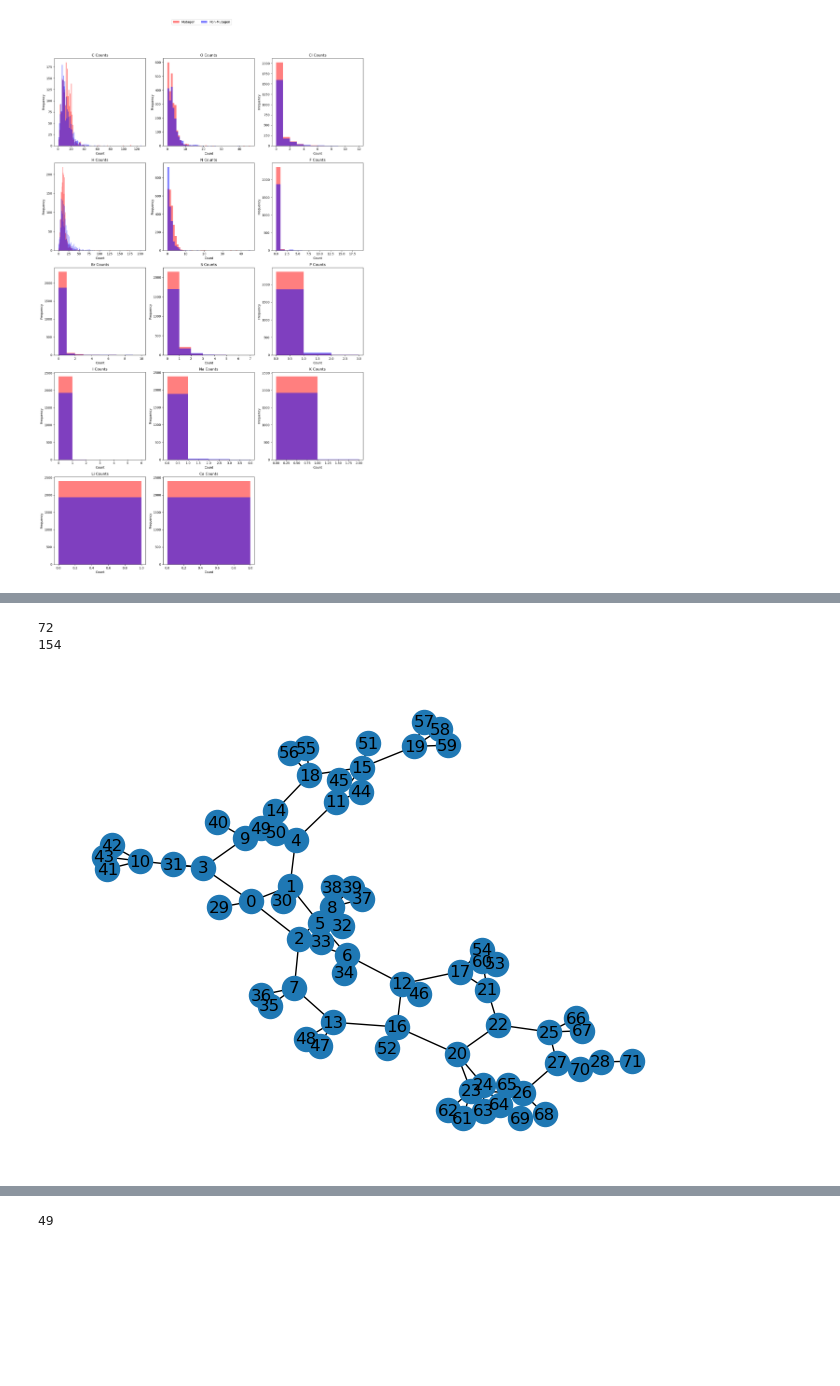
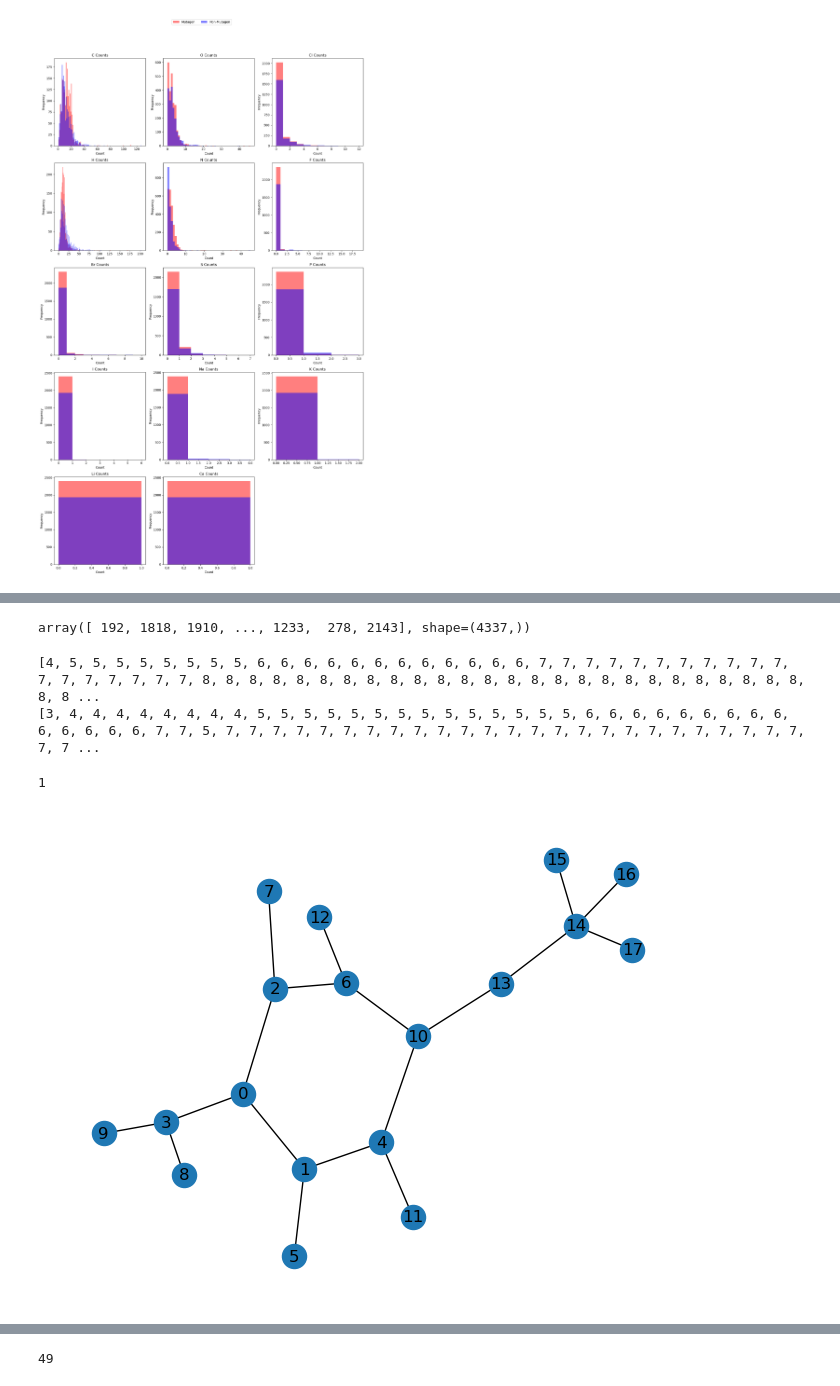
Before and after one commit to vladnotandrei/vip-interpretable-graph-classification, a Jupyter notebook: experiments/query_engineering.ipynb, the cells around one changed output, grey strips where cells are left out. Saved outputs shown, nothing was run; the diff lists cells and outputs as text; code cells hidden in the pictures; blank space fills up the shorter version.

```diff
--- a/experiments/query_engineering.ipynb
+++ b/experiments/query_engineering.ipynb
@@ -21,7 +21,15 @@ from feature_engineering.node_features import *
 # %%
 ### LOAD DATASET ###
 data_path = './data'
-dataset = TUDataset(root=data_path, name='Mutagenicity', transform=get_combined_mapping_transform())
+transform = get_combined_mapping_transform()
+dataset = TUDataset(root=data_path, name='Mutagenicity', transform=transform)
+# %%
+### CONVERT TO NETWORKX ###
+dataset_nx = []
+for data in tqdm(dataset):
+    G = to_networkx(data, to_undirected=True, edge_attrs=['bonds'], node_attrs=['atoms'])
+    dataset_nx.append(G)
+dataset_nx = np.array(dataset_nx, dtype=nx.classes.graph.Graph)
 # %%
 # data = dataset[2]
 # g = to_networkx(data, node_attrs=['x'], to_undirected=True)
@@ -114 +127,20 @@ import itertools
 from feature_engineering.motif_features import *
+# %%
+### Sort data ###
+node_edge_pairs = []
+for data in dataset:
+    node_edge_pairs.append((data.num_nodes, data.num_undirected_edges))
+dtype = np.dtype([('num_nodes', int), ('num_edges', int)],)
+node_edge_pairs = np.array(node_edge_pairs, dtype=dtype)
+
+sorted = np.argsort(node_edge_pairs, order=['num_nodes', 'num_edges'])  # By nodes then edges
+
+# node_edge_sums = np.array([data.num_nodes + data.num_undirected_edges for data in dataset])
+# sorted = np.argsort(node_edge_sums)  # sum of nodes and edges
+
+dataset_sorted = dataset[sorted]
+dataset_nx_sorted = dataset_nx[sorted]
+# %%
+sorted
+# %% [output]
+array([ 192, 1818, 1910, ..., 1233,  278, 2143], shape=(4337,))
@@ -115,10 +149,17 @@ from feature_engineering.motif_features import *
+# %%
+print([data.num_nodes for data in dataset_sorted])
+print([data.num_undirected_edges for data in dataset_sorted])
+
+# node_edge_sums = [data.num_nodes + data.num_undirected_edges for data in dataset_sorted]
+# print(node_edge_sums)
+# %% [output]
+[4, 5, 5, 5, 5, 5, 5, 5, 5, 6, 6, 6, 6, 6, 6, 6, 6, 6, 6, 6, 6, 7, 7, 7, 7, 7, 7, 7, 7, 7, 7, 7, 7, 7, 7, 7, 7, 7, 7, 8, 8, 8, 8, 8, 8, 8, 8, 8, 8, 8, 8, 8, 8, 8, 8, 8, 8, 8, 8, 8, 8, 8, 8, 8, 8, 8, 8 ...
+[3, 4, 4, 4, 4, 4, 4, 4, 4, 5, 5, 5, 5, 5, 5, 5, 5, 5, 5, 5, 5, 5, 5, 6, 6, 6, 6, 6, 6, 6, 6, 6, 6, 6, 6, 6, 6, 7, 7, 5, 7, 7, 7, 7, 7, 7, 7, 7, 7, 7, 7, 7, 7, 7, 7, 7, 7, 7, 7, 7, 7, 7, 7, 7, 7, 7, 7 ...
 # %%
-data = dataset[1]
-G = to_networkx(data, to_undirected=True, edge_attrs=['edge_attr'], node_attrs=['x'])
+G = to_networkx(dataset_sorted[921], to_undirected=True, edge_attrs=['edge_attr'], node_attrs=['x'])
 nx.draw(G, with_labels=True)
-print(data.num_nodes)
-print(data.num_edges)
+
+print(nx.number_connected_components(G))
 # %% [output]
-72
-154
+1
-[figure, old version]
+[figure, new version]
```
Also changed, not shown: parts of 37 cells of this notebook, 3 other files.
